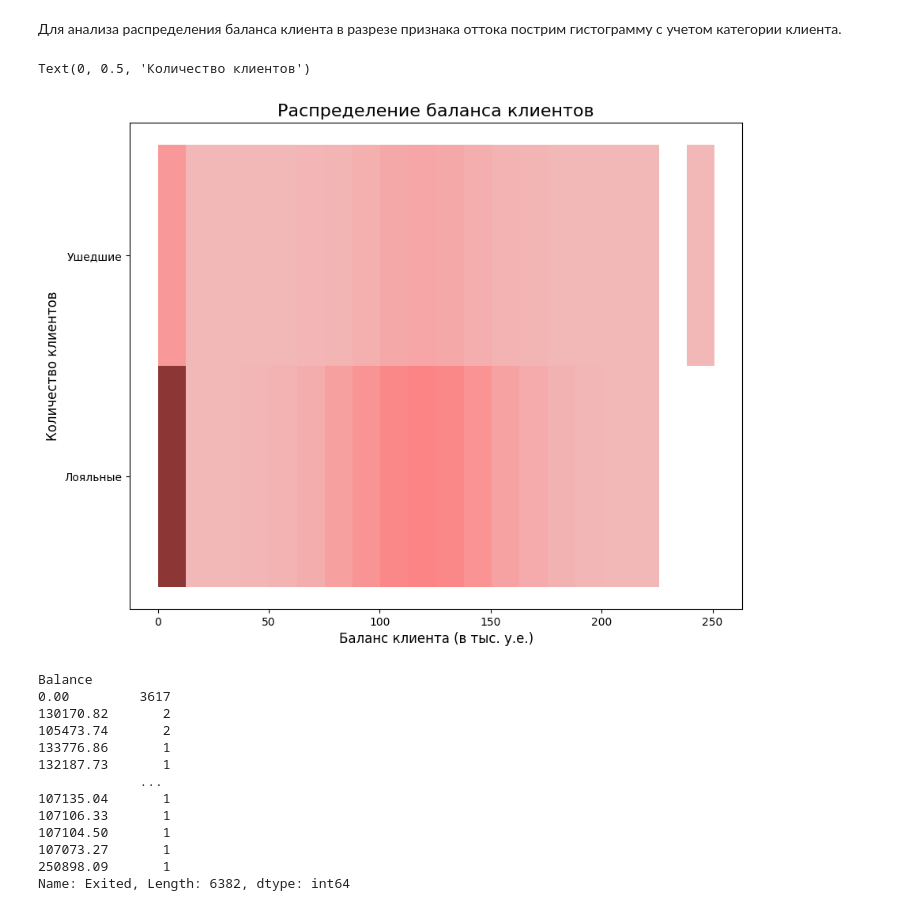
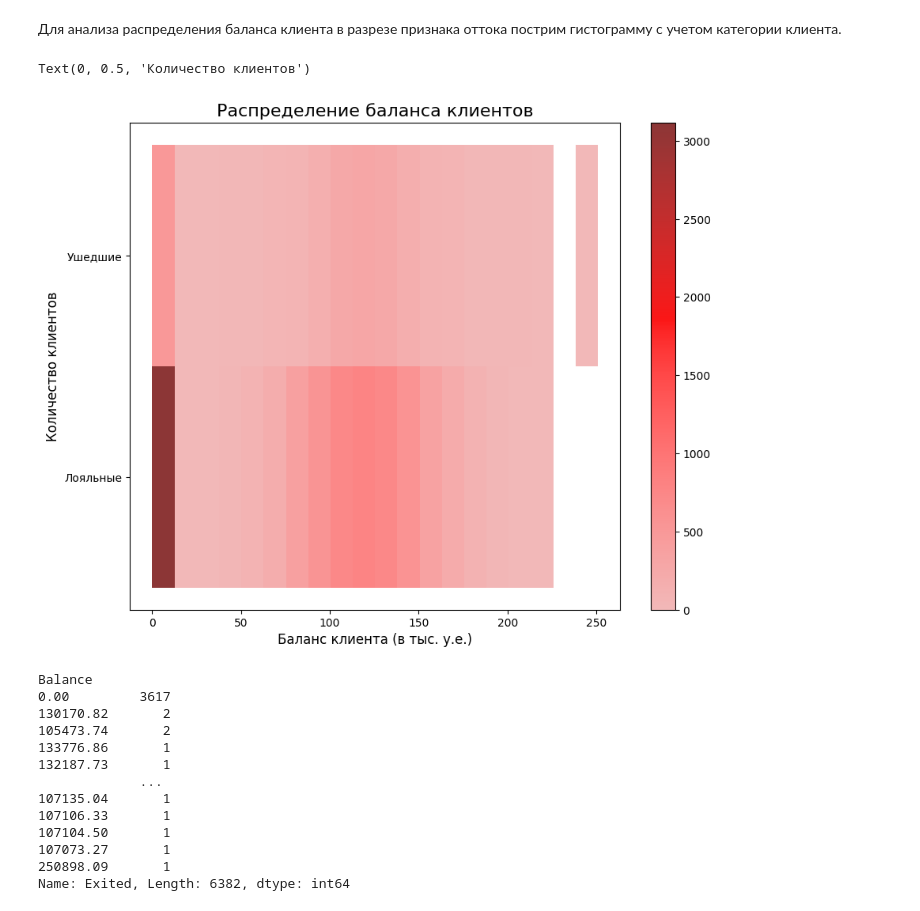
Before and after one commit to SudarickovIlya/DataCleaningProject, a Jupyter notebook: HW-2/HW-2.ipynb, the cells around one changed output. Cells and saved outputs as stored; diff of their text form; code cells hidden in the pictures.

Commit message:
Cbar found in 9.3

```diff
--- a/HW-2/HW-2.ipynb
+++ b/HW-2/HW-2.ipynb
@@ -98,20 +98,22 @@ Text(0, 0.5, 'Количество клиентов')
 # %%
 histogr = plt.figure(figsize=(10, 8))
 
 histogr = sns.histplot(
     churn_data,
     x=churn_data['Balance'] / 1000,
     y=churn_data['Exited'].map({1:'Ушедшие', 0:'Лояльные'}),
     bins=20,
-    color='red'
+    color='red',
+
+    cbar=True
 )
 
 histogr.set_title('Распределение баланса клиентов', fontsize=16)
 histogr.set_xlabel('Баланс клиента (в тыс. у.е.)', fontsize=12)
 histogr.set_ylabel('Количество клиентов', fontsize=12)
 # %% [output]
 Text(0, 0.5, 'Количество клиентов')
-[figure, old version]
+[figure, new version]
 # %%
 churn_data.groupby('Balance')['Exited'].count().sort_values(ascending=False)
 # %% [output]
```
